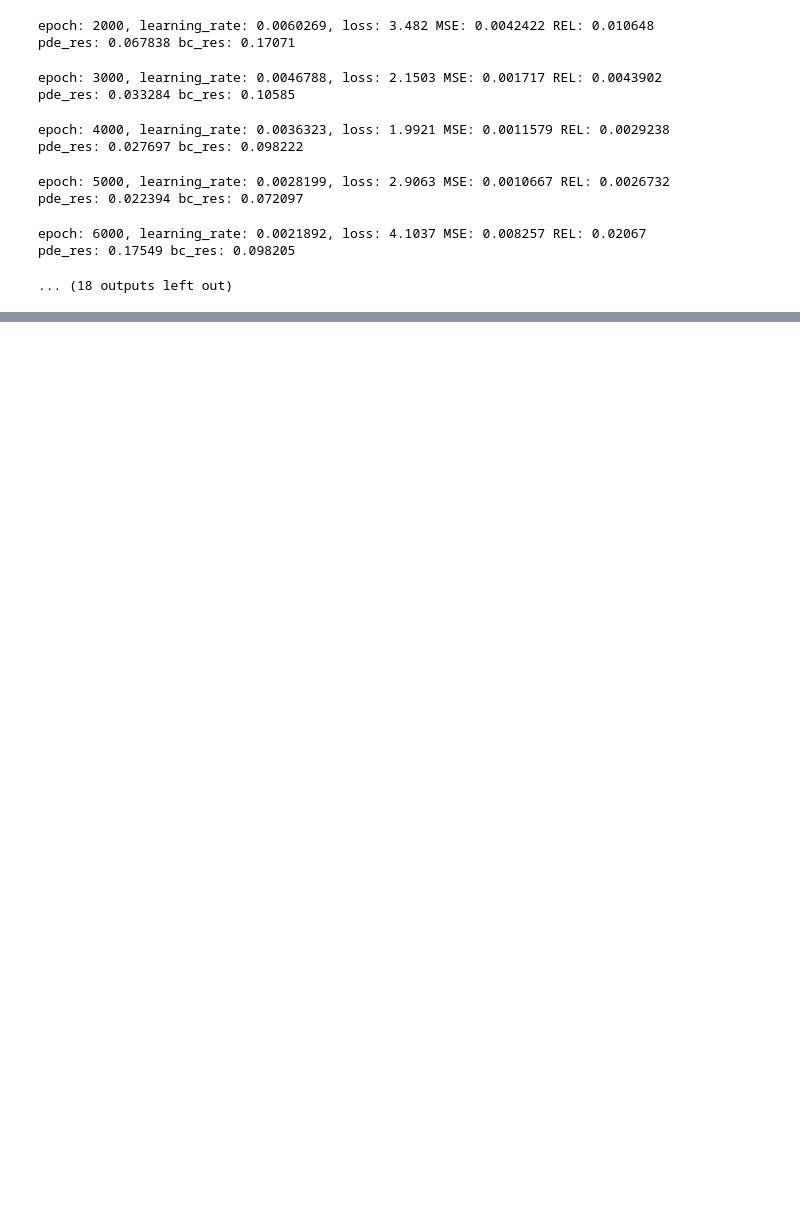
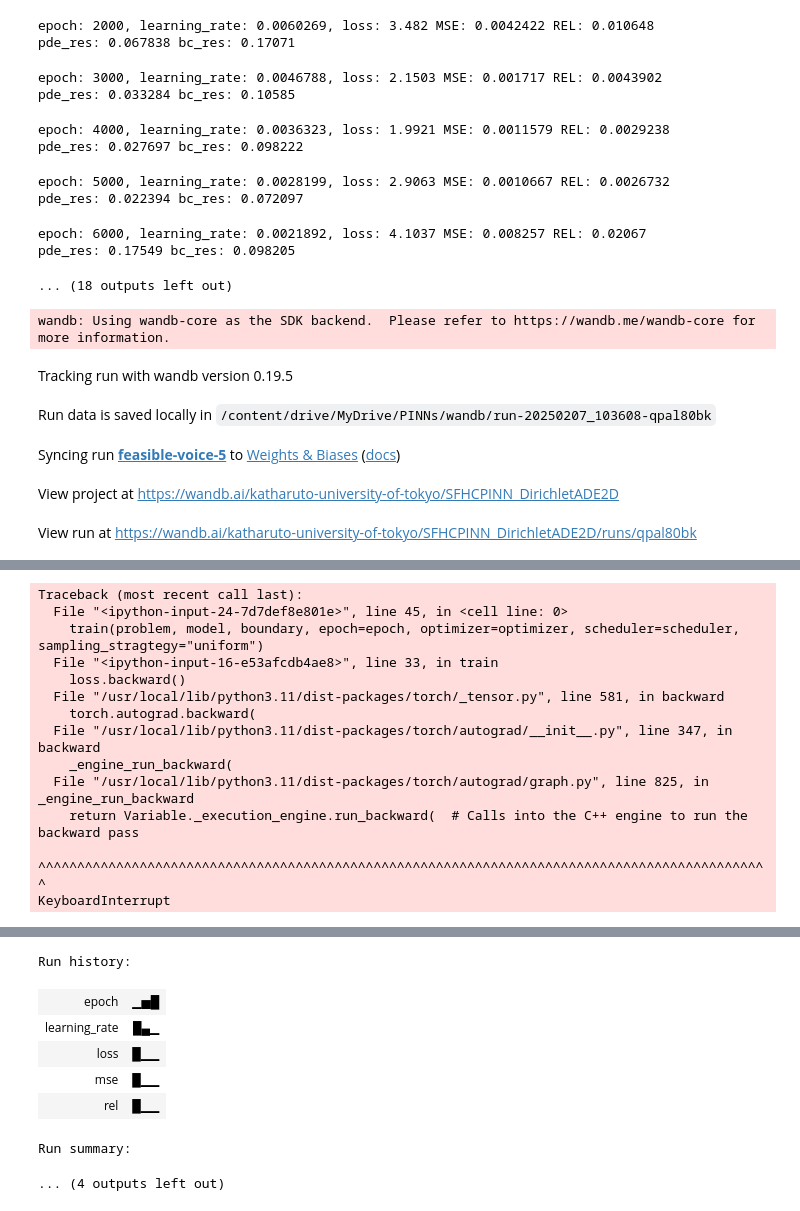
Before and after one commit to KatHaruto/PINNs_example, a Jupyter notebook: SFHCPINN.ipynb, the cells around one changed output, grey strips where cells are left out. Drawn from its saved outputs; the diff is of its cells as text; code cells hidden in the pictures; blank space fills up the shorter version.

Commit message:
2d dirichlet ade [wip]

```diff
--- a/SFHCPINN.ipynb
+++ b/SFHCPINN.ipynb
@@ -419,7 +477,8 @@ def train(problem: Problem, model: Model, boundary: np.ndarray, *, epoch=50000,
 
     if e % 100 == 0:
       with torch.no_grad():
-        test_xt = generate_collocation_data(10_000, boundary,gen_sample_func).to(device)
+        test_xt = generate_collocation_data(17_706, boundary,gen_sample_func).to(device)
+        test_xt[:,2] = 2.5 * torch.ones(test_xt.shape[0])
         u_pred = model(test_xt)
 
         u_true = problem.analytical_u(test_xt)
@@ -598,3 +645,58 @@ pde_res: 0.022394 bc_res: 0.072097
 epoch: 6000, learning_rate: 0.0021892, loss: 4.1037 MSE: 0.008257 REL: 0.02067
 pde_res: 0.17549 bc_res: 0.098205
 ... (18 outputs left out)
+# %%
+number_of_subnetworks = 20
+boundary = np.array([[0.,4.],[0., 4.],[0.,5.]])
+def D(xt):
+  x, y, t = xt[:,0:1], xt[:,1:2], xt[:,2:3]
+  return t / 5 * torch.sin(0.25 * x) * torch.sin(0.25 * y)
+
+def G(xt):
+  x, y, _ = xt[:,0:1], xt[:,1:2], xt[:,2:3]
+  return (4*x - x**2) *(4*y - y**2)
+
+
+# model = PINN(input_dim=2,output_dim=1, hidden_size_list=[100,150,80,80,50])
+
+problem = DirichletADE2D()
+
+model = SFHCPINN(
+    input_dim=3,
+    output_dim=1,
+    subn_hidden_size_list=[[10,25,20,20,10] for _ in range(number_of_subnetworks)],
+    frequencies=list(range(1,21)),
+    dist_func=D,
+    extension_func=G
+)
+model.to(device)
+optimizer = optim.Adam(model.parameters(), lr=initial_lr)
+scheduler = optim.lr_scheduler.StepLR(optimizer, step_size=decay_step_size, gamma=decay_rate)
+
+with wandb.init(
+      project=f"{model.__class__.__name__}_{problem.__class__.__name__}",
+      config={
+          "learning_rate": initial_lr,
+          "model": model.__class__.__name__,
+          "problem": problem.__class__.__name__,
+          "epoch": epoch,
+          "collation_point_size": N_r,
+          "boundary_point_size": N_b,
+          "number_of_subnetworks": number_of_subnetworks,
+          "frequencies": list(range(1,21)),
+          "optimizer": optimizer,
+          "scheduler": scheduler
+      }
+  ):
+
+
+  train(problem, model, boundary, epoch=epoch, optimizer=optimizer, scheduler=scheduler, sampling_stragtegy="uniform")
+
+wandb.finish()
+# %% [output]
+wandb: Using wandb-core as the SDK backend.  Please refer to https://wandb.me/wandb-core for more information.
+Tracking run with wandb version 0.19.5
+Run data is saved locally in /content/drive/MyDrive/PINNs/wandb/run-20250207_103608-qpal80bk
+Syncing run feasible-voice-5 to Weights & Biases (docs)
+View project at https://wandb.ai/katharuto-university-of-tokyo/SFHCPINN_DirichletADE2D
+View run at https://wandb.ai/katharuto-university-of-tokyo/SFHCPINN_DirichletADE2D/runs/qpal80bk
@@ -600,0 +704,13 @@ pde_res: 0.17549 bc_res: 0.098205
+Traceback (most recent call last):
+  File "<ipython-input-24-7d7def8e801e>", line 45, in <cell line: 0>
+    train(problem, model, boundary, epoch=epoch, optimizer=optimizer, scheduler=scheduler, sampling_stragtegy="uniform")
+  File "<ipython-input-16-e53afcdb4ae8>", line 33, in train
+    loss.backward()
+  File "/usr/local/lib/python3.11/dist-packages/torch/_tensor.py", line 581, in backward
+    torch.autograd.backward(
+  File "/usr/local/lib/python3.11/dist-packages/torch/autograd/__init__.py", line 347, in backward
+    _engine_run_backward(
+  File "/usr/local/lib/python3.11/dist-packages/torch/autograd/graph.py", line 825, in _engine_run_backward
+    return Variable._execution_engine.run_backward(  # Calls into the C++ engine to run the backward pass
+           ^^^^^^^^^^^^^^^^^^^^^^^^^^^^^^^^^^^^^^^^^^^^^^^^^^^^^^^^^^^^^^^^^^^^^^^^^^^^^^^^^^^^^^^^^^^^^^
+KeyboardInterrupt
@@ -601,3 +718,11 @@ pde_res: 0.17549 bc_res: 0.098205
+Run history:
+| epoch | ▁▅█ |
+| learning_rate | █▄▁ |
+| loss | █▁▁ |
+| mse | █▁▁ |
+| rel | █▁▁ |
+Run summary:
+... (4 outputs left out)
 # %%
 torch.save(model.state_dict(), f"./{model.__class__.__name__}_{problem.__class__.__name__}.pth")
 # %%
```
Also changed, not shown: parts of 6 cells of this notebook.
